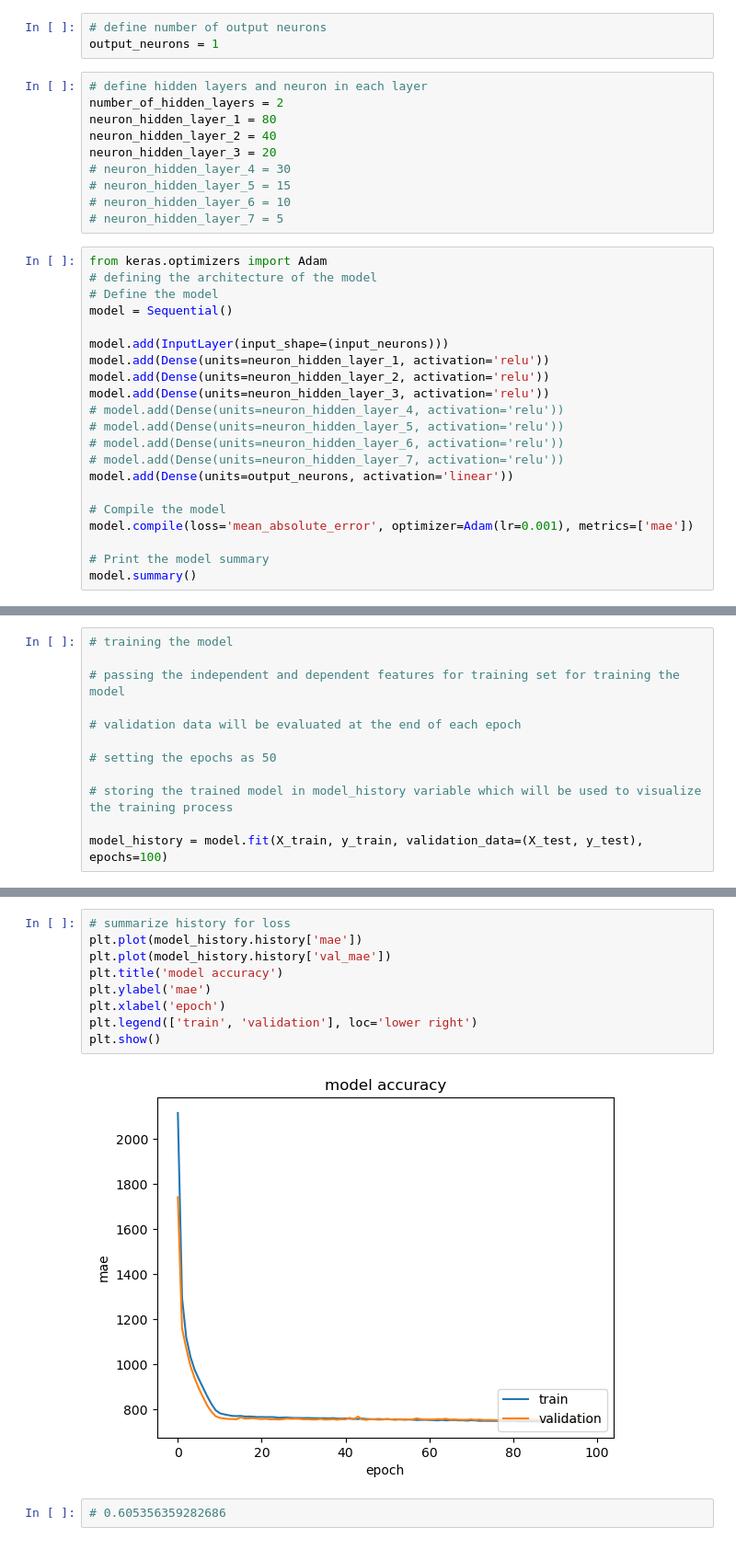
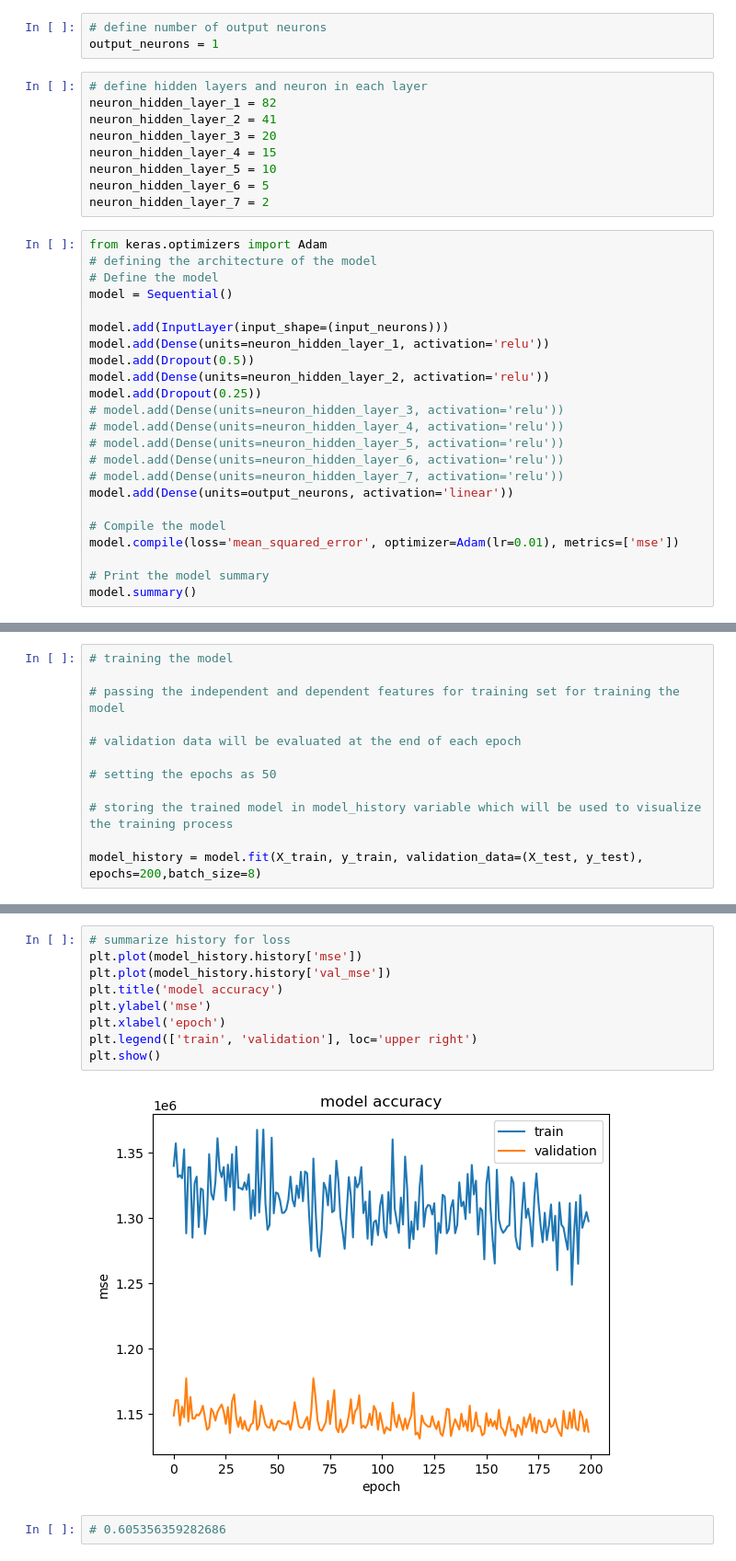
Before and after one commit to jlang62/machine-learning-exercises, a Jupyter notebook: exam/notebooks/Problem4.ipynb, the cells around one changed output, grey strips where cells are left out. Shown at 92% size. Drawn from its saved outputs; the diff is of its cells as text.

Commit message:
DL model increased to 0.606

```diff
--- a/exam/notebooks/Problem4.ipynb
+++ b/exam/notebooks/Problem4.ipynb
@@ -174,14 +177,13 @@ input_neurons
 output_neurons = 1
 # %%
 # define hidden layers and neuron in each layer
-number_of_hidden_layers = 2
-neuron_hidden_layer_1 = 80
-neuron_hidden_layer_2 = 40
+neuron_hidden_layer_1 = 82
+neuron_hidden_layer_2 = 41
 neuron_hidden_layer_3 = 20
-# neuron_hidden_layer_4 = 30
-# neuron_hidden_layer_5 = 15
-# neuron_hidden_layer_6 = 10
-# neuron_hidden_layer_7 = 5
+neuron_hidden_layer_4 = 15
+neuron_hidden_layer_5 = 10
+neuron_hidden_layer_6 = 5
+neuron_hidden_layer_7 = 2
 # %%
 from keras.optimizers import Adam
 # defining the architecture of the model
@@ -190,8 +192,10 @@ model = Sequential()
 
 model.add(InputLayer(input_shape=(input_neurons)))
 model.add(Dense(units=neuron_hidden_layer_1, activation='relu'))
+model.add(Dropout(0.5))
 model.add(Dense(units=neuron_hidden_layer_2, activation='relu'))
-model.add(Dense(units=neuron_hidden_layer_3, activation='relu'))
+model.add(Dropout(0.25))
+# model.add(Dense(units=neuron_hidden_layer_3, activation='relu'))
 # model.add(Dense(units=neuron_hidden_layer_4, activation='relu'))
 # model.add(Dense(units=neuron_hidden_layer_5, activation='relu'))
 # model.add(Dense(units=neuron_hidden_layer_6, activation='relu'))
@@ -199,7 +203,7 @@ model.add(Dense(units=neuron_hidden_layer_3, activation='relu'))
 model.add(Dense(units=output_neurons, activation='linear'))
 
 # Compile the model
-model.compile(loss='mean_absolute_error', optimizer=Adam(lr=0.001), metrics=['mae'])
+model.compile(loss='mean_squared_error', optimizer=Adam(lr=0.01), metrics=['mse'])
 
 # Print the model summary
 model.summary()
@@ -233,5 +239,5 @@ _________________________________________________________________
 
 # storing the trained model in model_history variable which will be used to visualize the training process
 
-model_history = model.fit(X_train, y_train, validation_data=(X_test, y_test), epochs=100)
+model_history = model.fit(X_train, y_train, validation_data=(X_test, y_test), epochs=200,batch_size=8)
 # %% [output]
@@ -272,13 +278,13 @@ R2 Score: 0.6048327261659785
 # %%
 # summarize history for loss
-plt.plot(model_history.history['mae'])
-plt.plot(model_history.history['val_mae'])
+plt.plot(model_history.history['mse'])
+plt.plot(model_history.history['val_mse'])
 plt.title('model accuracy')
-plt.ylabel('mae')
+plt.ylabel('mse')
 plt.xlabel('epoch')
-plt.legend(['train', 'validation'], loc='lower right')
+plt.legend(['train', 'validation'], loc='upper right')
 plt.show()
 # %% [output]
-[figure, old version]
+[figure, new version]
 # %%
 # 0.605356359282686
```
Also changed, not shown: parts of 6 cells of this notebook.
